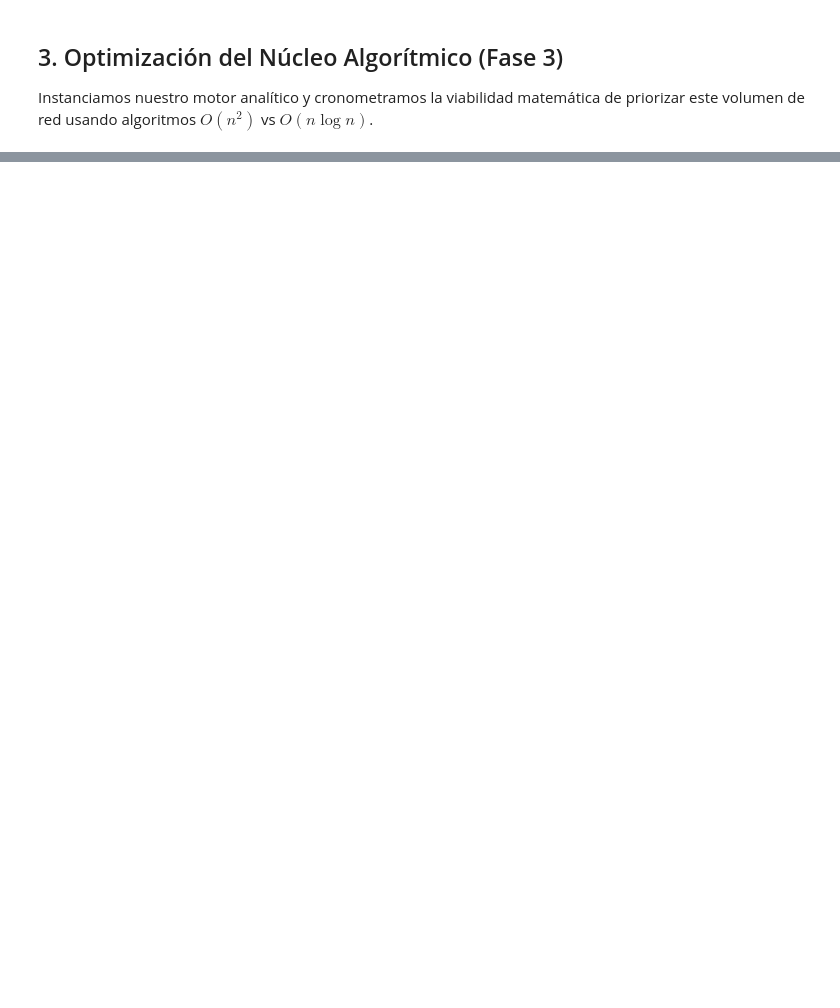
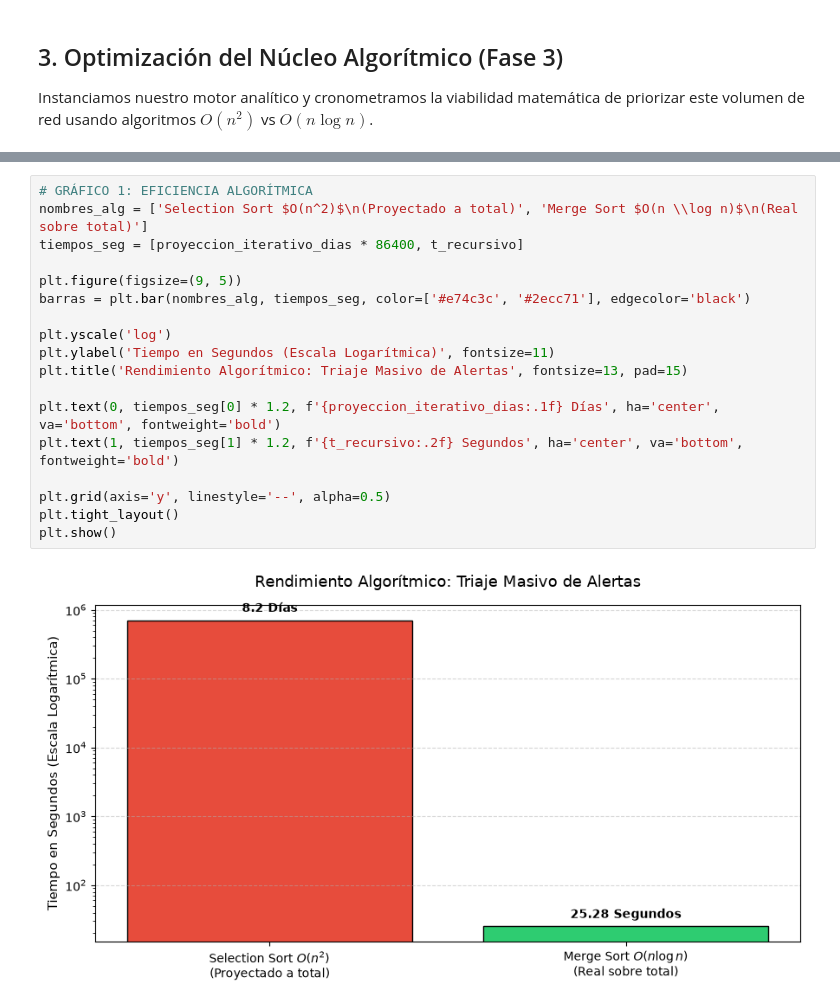
Before and after one commit to pnunezcarreno/proyecto-grupo10-mcdi500, a Jupyter notebook: F4/F4_Visualizacion.ipynb, the cells around one changed output, grey strips where cells are left out. Cells and saved outputs as stored; diff of their text form; blank space fills up the shorter version.

```diff
--- a/F4/F4_Visualizacion.ipynb
+++ b/F4/F4_Visualizacion.ipynb
@@ -100,0 +131,20 @@ print("Pruebas completadas.")
+# %%
+# GRÁFICO 1: EFICIENCIA ALGORÍTMICA
+nombres_alg = ['Selection Sort $O(n^2)$\n(Proyectado a total)', 'Merge Sort $O(n \\log n)$\n(Real sobre total)']
+tiempos_seg = [proyeccion_iterativo_dias * 86400, t_recursivo]
+
+plt.figure(figsize=(9, 5))
+barras = plt.bar(nombres_alg, tiempos_seg, color=['#e74c3c', '#2ecc71'], edgecolor='black')
+
+plt.yscale('log')
+plt.ylabel('Tiempo en Segundos (Escala Logarítmica)', fontsize=11)
+plt.title('Rendimiento Algorítmico: Triaje Masivo de Alertas', fontsize=13, pad=15)
+
+plt.text(0, tiempos_seg[0] * 1.2, f'{proyeccion_iterativo_dias:.1f} Días', ha='center', va='bottom', fontweight='bold')
+plt.text(1, tiempos_seg[1] * 1.2, f'{t_recursivo:.2f} Segundos', ha='center', va='bottom', fontweight='bold')
+
+plt.grid(axis='y', linestyle='--', alpha=0.5)
+plt.tight_layout()
+plt.show()
+# %% [output]
+[figure, added]
```
Also changed, not shown: parts of 10 cells of this notebook.
